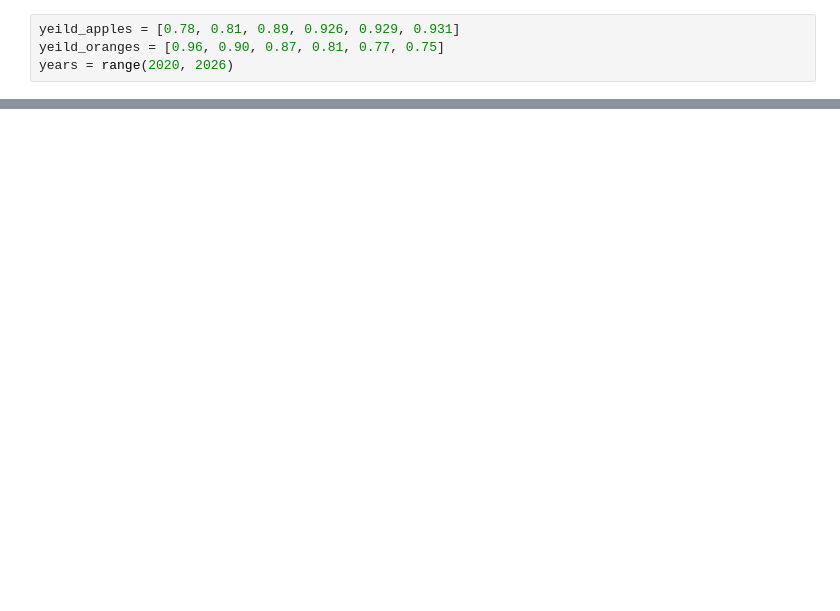
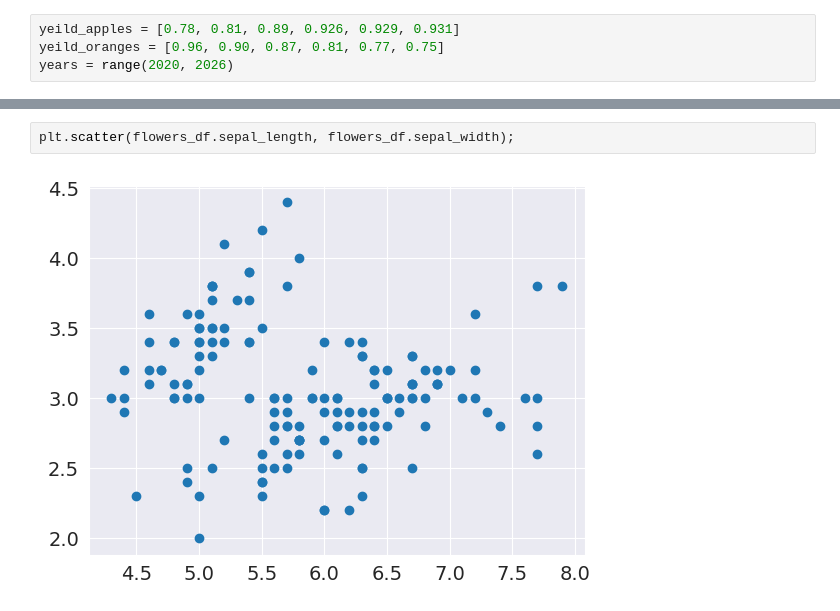
Before and after one commit to pramodreddypandiri/DA, a Jupyter notebook: DA.ipynb, the cells around one changed output, grey strips where cells are left out. Saved outputs shown, nothing was run; the diff lists cells and outputs as text; blank space fills up the shorter version.

```diff
--- a/DA.ipynb
+++ b/DA.ipynb
@@ -100,0 +133,4 @@ Text(0.5, 1.0, 'Crop yeild in Chicago')
+# %%
+plt.scatter(flowers_df.sepal_length, flowers_df.sepal_width);
+# %% [output]
+[figure, added]
```
Also changed, not shown: parts of 8 cells of this notebook.
